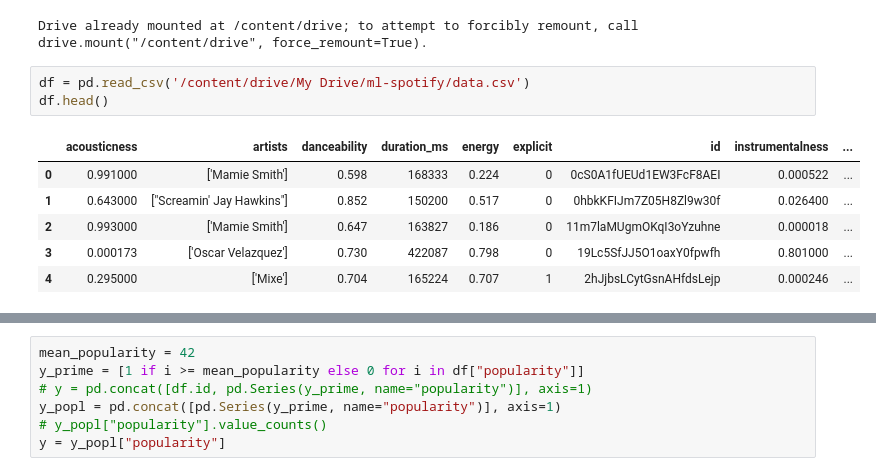
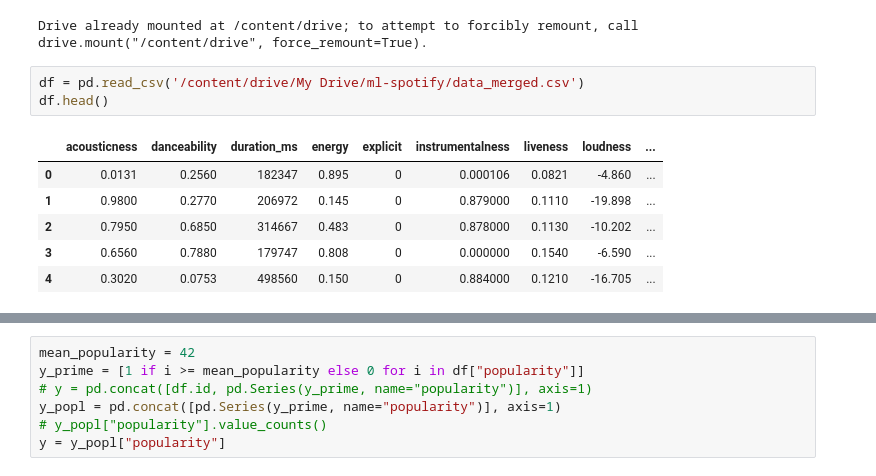
Before and after one commit to yashrajkakkad/song-popularity-prediction, a Jupyter notebook: Code/Classification/SVM_GridSearch.ipynb, the cells around one changed output, grey strips where cells are left out. Cells and saved outputs as stored; diff of their text form.

```diff
--- a/Code/Classification/SVM_GridSearch.ipynb
+++ b/Code/Classification/SVM_GridSearch.ipynb
@@ -14,15 +14,15 @@ drive.mount('/content/drive')
 # %% [output]
 Drive already mounted at /content/drive; to attempt to forcibly remount, call drive.mount("/content/drive", force_remount=True).
 # %%
-df = pd.read_csv('/content/drive/My Drive/ml-spotify/data.csv')
+df = pd.read_csv('/content/drive/My Drive/ml-spotify/data_merged.csv')
 df.head()
 # %% [output]
-|  | acousticness | artists | danceability | duration_ms | energy | explicit | id | instrumentalness | ... |
-| 0 | 0.991000 | ['Mamie Smith'] | 0.598 | 168333 | 0.224 | 0 | 0cS0A1fUEUd1EW3FcF8AEI | 0.000522 | ... |
-| 1 | 0.643000 | ["Screamin' Jay Hawkins"] | 0.852 | 150200 | 0.517 | 0 | 0hbkKFIJm7Z05H8Zl9w30f | 0.026400 | ... |
-| 2 | 0.993000 | ['Mamie Smith'] | 0.647 | 163827 | 0.186 | 0 | 11m7laMUgmOKqI3oYzuhne | 0.000018 | ... |
-| 3 | 0.000173 | ['Oscar Velazquez'] | 0.730 | 422087 | 0.798 | 0 | 19Lc5SfJJ5O1oaxY0fpwfh | 0.801000 | ... |
-| 4 | 0.295000 | ['Mixe'] | 0.704 | 165224 | 0.707 | 1 | 2hJjbsLCytGsnAHfdsLejp | 0.000246 | ... |
+|  | acousticness | danceability | duration_ms | energy | explicit | instrumentalness | liveness | loudness | ... |
+| 0 | 0.0131 | 0.2560 | 182347 | 0.895 | 0 | 0.000106 | 0.0821 | -4.860 | ... |
+| 1 | 0.9800 | 0.2770 | 206972 | 0.145 | 0 | 0.879000 | 0.1110 | -19.898 | ... |
+| 2 | 0.7950 | 0.6850 | 314667 | 0.483 | 0 | 0.878000 | 0.1130 | -10.202 | ... |
+| 3 | 0.6560 | 0.7880 | 179747 | 0.808 | 0 | 0.000000 | 0.1540 | -6.590 | ... |
+| 4 | 0.3020 | 0.0753 | 498560 | 0.150 | 0 | 0.884000 | 0.1210 | -16.705 | ... |
 # %%
 df.describe()
 # %% [output]
```
Also changed, not shown: parts of 15 cells of this notebook.
